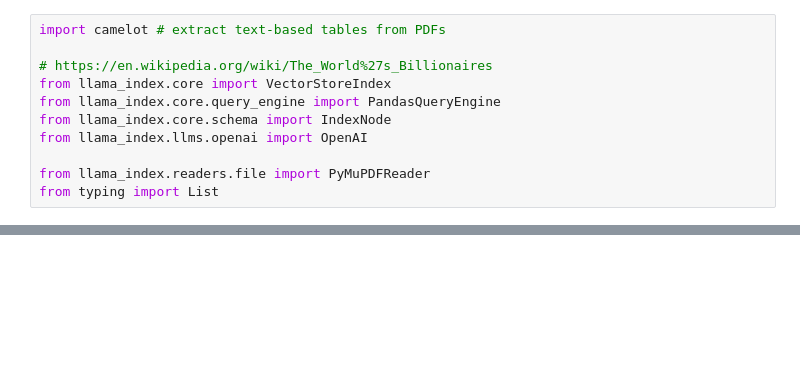
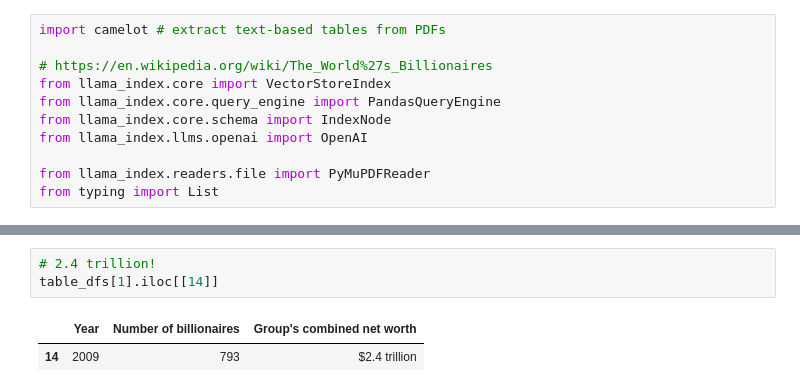
Before and after one commit to ShaneZhong/ai-exploration, a Jupyter notebook: LlamaIndex/RAG/recursivie retriver & query engine.ipynb, the cells around one changed output, grey strips where cells are left out. Cells and saved outputs as stored; diff of their text form; blank space fills up the shorter version.

```diff
--- a/LlamaIndex/RAG/recursivie retriver & query engine.ipynb
+++ b/LlamaIndex/RAG/recursivie retriver & query engine.ipynb
@@ -35,0 +141,6 @@ from typing import List
+# %%
+# 2.4 trillion!
+table_dfs[1].iloc[[14]]
+# %% [output]
+|  | Year | Number of billionaires | Group's combined net worth |
+| 14 | 2009 | 793 | $2.4 trillion |
```
Also changed, not shown: parts of 43 cells of this notebook.
